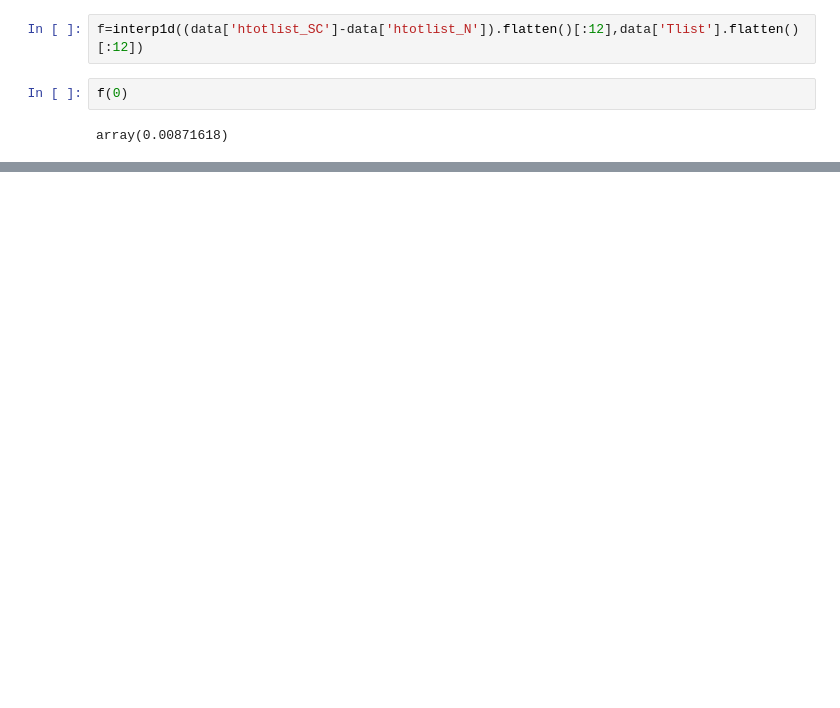
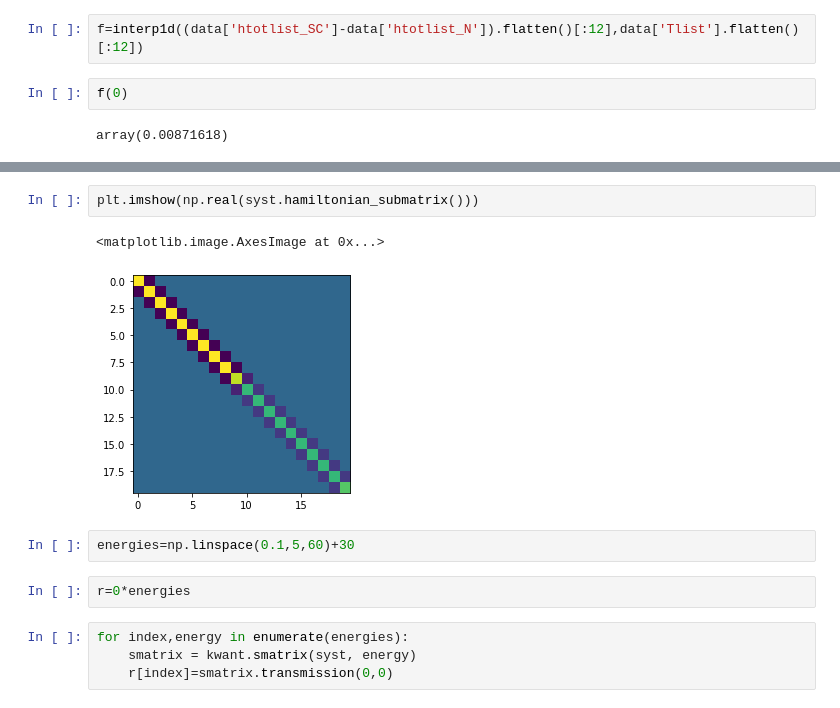
Before and after one commit to hainingpan/AlEuS, a Jupyter notebook: Untitled.ipynb, the cells around one changed output, grey strips where cells are left out. Drawn from its saved outputs; the diff is of its cells as text; blank space fills up the shorter version.

```diff
--- a/Untitled.ipynb
+++ b/Untitled.ipynb
@@ -40,0 +102,13 @@ f
+# %%
+plt.imshow(np.real(syst.hamiltonian_submatrix()))
+# %% [output]
+<matplotlib.image.AxesImage at 0x...>
+[figure, added]
+# %%
+energies=np.linspace(0.1,5,60)+30
+# %%
+r=0*energies
+# %%
+for index,energy in enumerate(energies):
+    smatrix = kwant.smatrix(syst, energy)
+    r[index]=smatrix.transmission(0,0)
```
Also changed, not shown: parts of 18 cells of this notebook, 31 other files.
